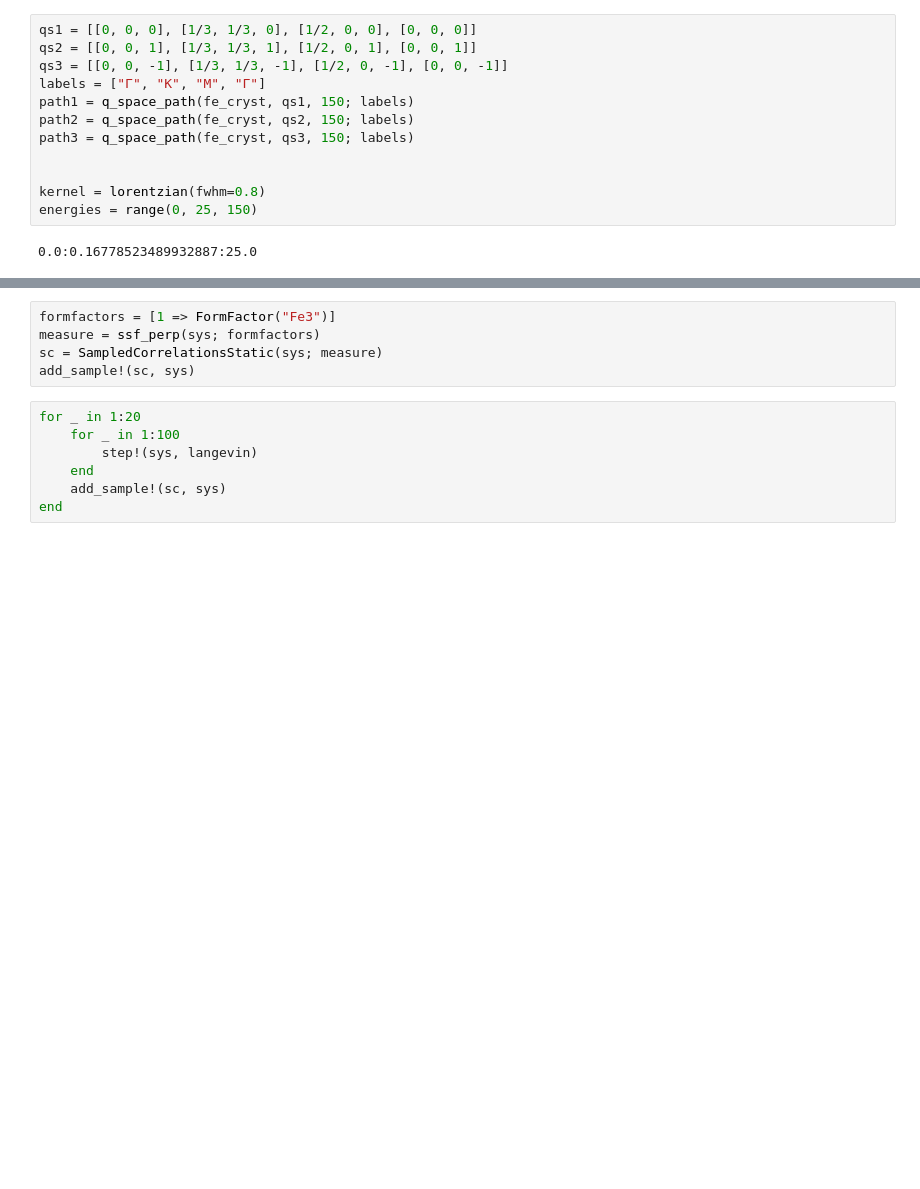
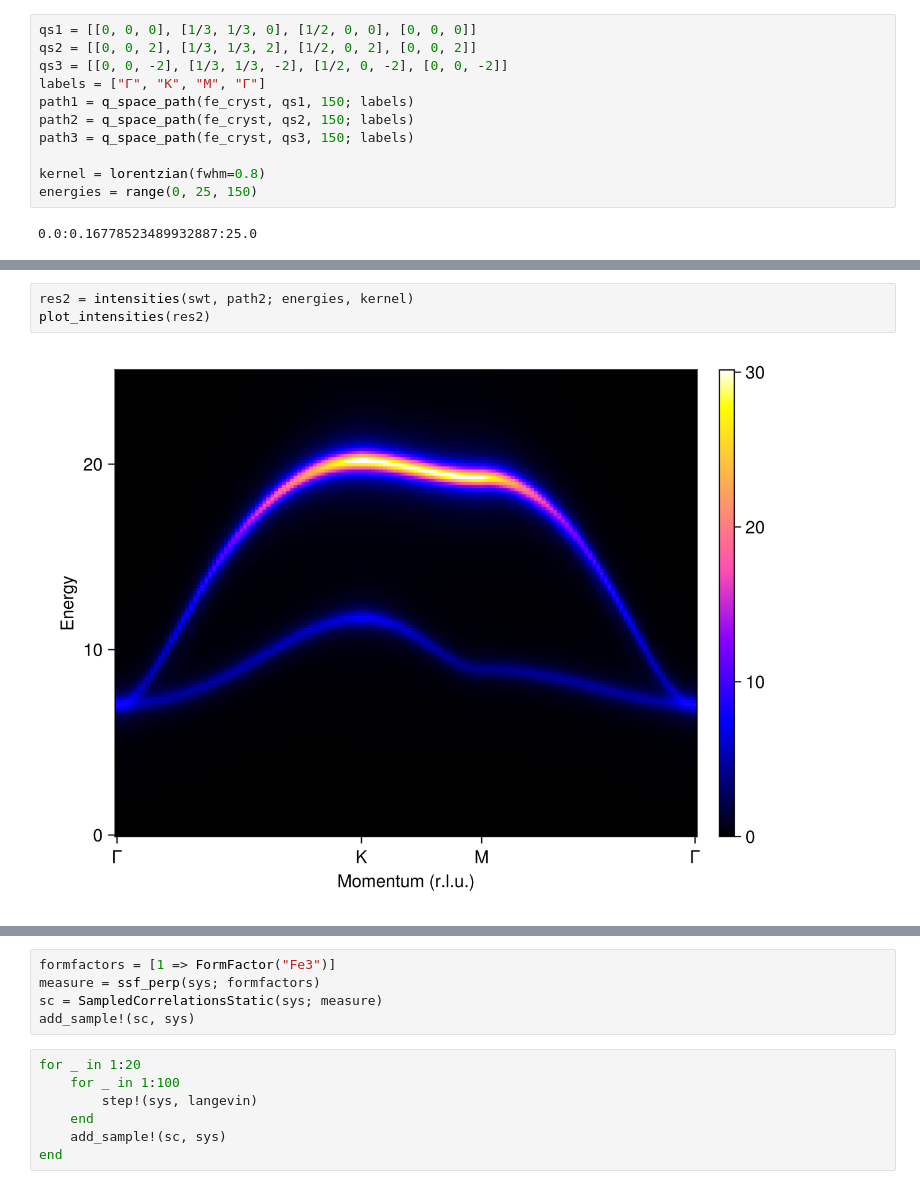
Before and after one commit to LivNoerholm/Kagome-LSWT, a Jupyter notebook: LSWT_jarosite.ipynb, the cells around one changed output, grey strips where cells are left out. Saved outputs shown, nothing was run; the diff lists cells and outputs as text; blank space fills up the shorter version.

```diff
--- a/LSWT_jarosite.ipynb
+++ b/LSWT_jarosite.ipynb
@@ -29,13 +29,12 @@ Converged in 487 iterations
 # %%
 qs1 = [[0, 0, 0], [1/3, 1/3, 0], [1/2, 0, 0], [0, 0, 0]]
-qs2 = [[0, 0, 1], [1/3, 1/3, 1], [1/2, 0, 1], [0, 0, 1]]
-qs3 = [[0, 0, -1], [1/3, 1/3, -1], [1/2, 0, -1], [0, 0, -1]]
+qs2 = [[0, 0, 2], [1/3, 1/3, 2], [1/2, 0, 2], [0, 0, 2]]
+qs3 = [[0, 0, -2], [1/3, 1/3, -2], [1/2, 0, -2], [0, 0, -2]]
 labels = ["Γ", "K", "M", "Γ"]
 path1 = q_space_path(fe_cryst, qs1, 150; labels)
 path2 = q_space_path(fe_cryst, qs2, 150; labels)
 path3 = q_space_path(fe_cryst, qs3, 150; labels)
 
-
 kernel = lorentzian(fwhm=0.8)
 energies = range(0, 25, 150)
 # %% [output]
@@ -66,0 +48,5 @@ plot_intensities(res3)
+# %%
+res2 = intensities(swt, path2; energies, kernel)
+plot_intensities(res2)
+# %% [output]
+[figure, added]
```
Also changed, not shown: parts of 13 cells of this notebook, 2 other files.
